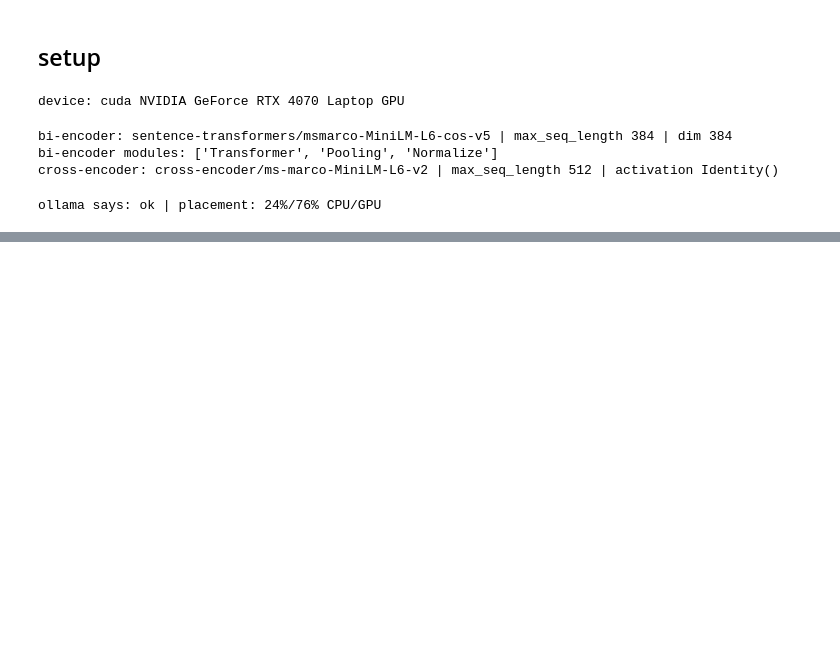
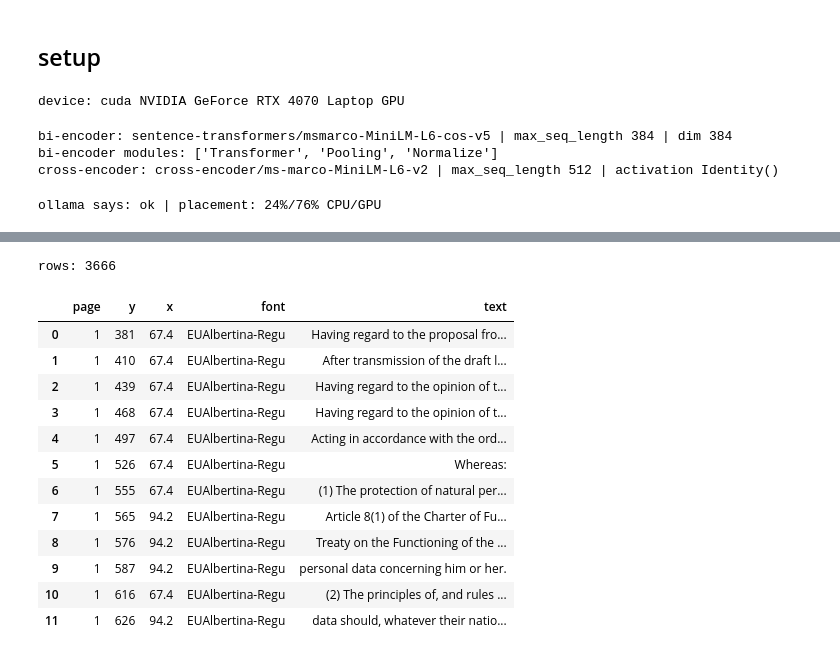
Before and after one commit to itikelabhaskar/gdpr-rag-rerank, a Jupyter notebook: rag_rerank.ipynb, the cells around one changed output, grey strips where cells are left out. Drawn from its saved outputs; the diff is of its cells as text; code cells hidden in the pictures; blank space fills up the shorter version.

```diff
--- a/rag_rerank.ipynb
+++ b/rag_rerank.ipynb
@@ -163,0 +211,49 @@ print(json.dumps(RUN_INFO, indent=2))
+# %%
+HEADER_BOTTOM = 60  # header sits at y≈50, body starts at y≈75
+FOOTNOTE_MARKER_SIZE = 5.0  # footnote lines carry a 4.8pt marker digit, the "(" ")" around it are full size
+SUPERSCRIPT_SIZE = 6.0  # smaller than this = footnote ref, body text is 9.6
+
+
+def page_rows(page, page_no: int) -> list:
+    #pymupdf gives "1." and its text as separate lines on the same y, so glue spans per visual row
+    spans_by_row = {}
+    footnotes_from = page.rect.height
+    for block in page.get_text("dict")["blocks"]:
+        for line in block.get("lines", []):
+            spans = [span for span in line["spans"] if span["text"].strip()]
+            if not spans or line["bbox"][1] < HEADER_BOTTOM:
+                continue
+            if any(span["size"] < FOOTNOTE_MARKER_SIZE for span in spans):
+                footnotes_from = min(footnotes_from, line["bbox"][1])  # 4.8pt digits only exist in footnotes, in-text refs are 5.4
+            spans_by_row.setdefault(round(line["bbox"][1]), []).extend(span for span in spans if span["size"] >= SUPERSCRIPT_SIZE)
+
+    rows = []
+    for y, spans in sorted(spans_by_row.items()):
+        if y >= footnotes_from - 1 or not spans:
+            continue  # footnote area
+        spans.sort(key=lambda span: span["bbox"][0])
+        text = re.sub(r"\s+", " ", " ".join(span["text"] for span in spans)).strip()
+        text = re.sub(r"\s*\(\s*\)", "", text)  # some refs only shrink the digit, so "(1)" becomes "()"
+        text = re.sub(r"\s+([,.;:)])", r"\1", text)  # a removed footnote ref leaves "Committee ," behind
+        rows.append({"page": page_no, "y": y, "x": round(spans[0]["bbox"][0], 1), "font": spans[0]["font"], "text": text})
+    return rows
+
+
+rows = [row for page_no, page in enumerate(doc, start=1) for row in page_rows(page, page_no)]
+print("rows:", len(rows))
+pd.DataFrame(rows[10:22])
+# %% [output]
+rows: 3666
+|  | page | y | x | font | text |
+| 0 | 1 | 381 | 67.4 | EUAlbertina-Regu | Having regard to the proposal fro... |
+| 1 | 1 | 410 | 67.4 | EUAlbertina-Regu | After transmission of the draft l... |
+| 2 | 1 | 439 | 67.4 | EUAlbertina-Regu | Having regard to the opinion of t... |
+| 3 | 1 | 468 | 67.4 | EUAlbertina-Regu | Having regard to the opinion of t... |
+| 4 | 1 | 497 | 67.4 | EUAlbertina-Regu | Acting in accordance with the ord... |
+| 5 | 1 | 526 | 67.4 | EUAlbertina-Regu | Whereas: |
+| 6 | 1 | 555 | 67.4 | EUAlbertina-Regu | (1) The protection of natural per... |
+| 7 | 1 | 565 | 94.2 | EUAlbertina-Regu | Article 8(1) of the Charter of Fu... |
+| 8 | 1 | 576 | 94.2 | EUAlbertina-Regu | Treaty on the Functioning of the ... |
+| 9 | 1 | 587 | 94.2 | EUAlbertina-Regu | personal data concerning him or her. |
+| 10 | 1 | 616 | 67.4 | EUAlbertina-Regu | (2) The principles of, and rules ... |
+| 11 | 1 | 626 | 94.2 | EUAlbertina-Regu | data should, whatever their natio... |
```
Also changed, not shown: parts of 17 cells of this notebook, 4 other files.
